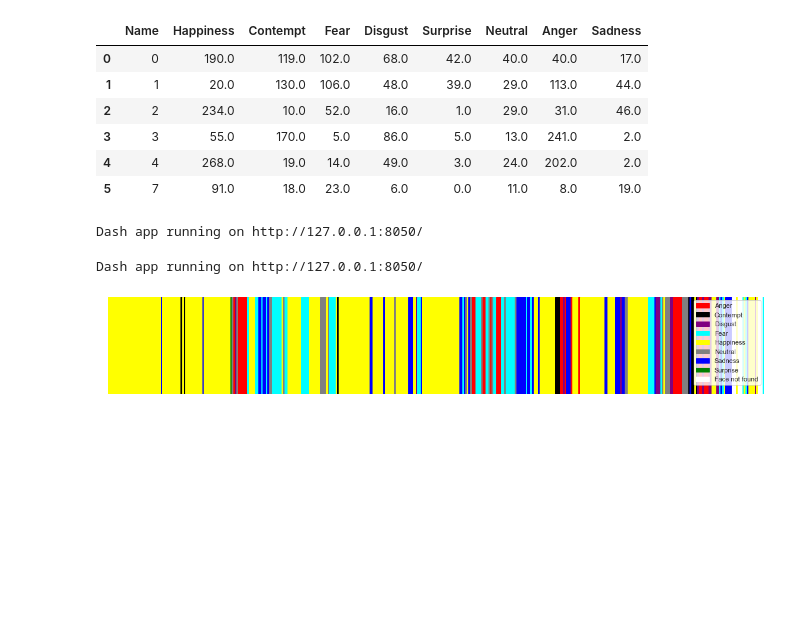
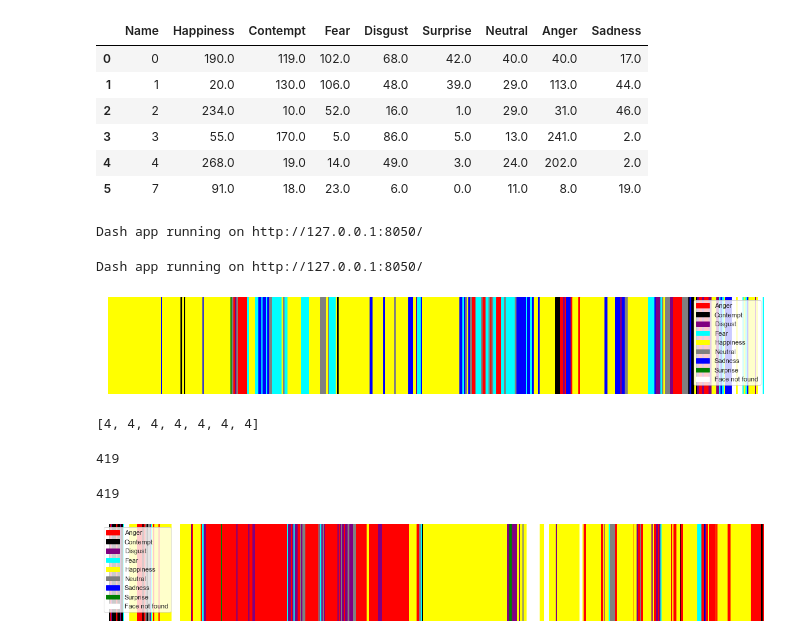
Before and after one commit to amirabdrahimov/emotion-recognition, a Jupyter notebook: video_summarizer.ipynb, the cells around one changed output. Saved outputs shown, nothing was run; the diff lists cells and outputs as text; code cells hidden in the pictures; blank space fills up the shorter version.

```diff
--- a/video_summarizer.ipynb
+++ b/video_summarizer.ipynb
@@ -846,3 +846,72 @@ plt.axis('off')
 plt.show()
 # %% [output]
 [figure]
+# %%
+min_num_files=200
+all_emotions = []
+frame_idxs = []
+emotions_dfs = []
+subject_idxs = []
+for subject_ind,files in enumerate(face_files):
+    if len(files)>min_num_files:
+        subject_idxs.append(str(subject_ind))
+        all_emotions.append([])
+        frame_idxs.append([])
+        for i,(file_ind,filename,face_ind) in enumerate(files):
+            new_emotion=np.argmax(X_scores[file_ind][face_ind])
+            frame_idxs[-1].append(int(filename))
+            all_emotions[-1].append(new_emotion)
+        emotions_dfs.append(pd.Series(all_emotions[-1]).value_counts().rename(idx_to_class))
+emo_df = pd.DataFrame(emotions_dfs).fillna(0)
+emo_df.insert(0,'Name',subject_idxs)
+# %%
+all_emotions[2][:7]
+# %% [output]
+[4, 4, 4, 4, 4, 4, 4]
+# %%
+len(all_emotions[2])
+# %% [output]
+419
+# %%
+len(sec_em)
+# %% [output]
+419
+# %%
+import matplotlib
+import matplotlib.pyplot as plt
+import seaborn as sns
+
+sns.set(rc={'figure.figsize':(20, 3)})
+sns.set_style('white')
+
+fig = plt.figure()
+ax = fig.add_subplot(111)
+list_colors = list(color_scheme.values()) + ['white']
+labels = list(color_scheme.keys()) + ['Face not found']
+
+# invisible rectangles for labels
+for color, label in zip(list_colors, labels):
+    ax.add_patch(matplotlib.patches.Rectangle((0,0), 0, 0, color=color, label=label))
+
+# visible rectangles
+timestamps = frame_idxs[4]
+emotions = all_emotions[4]
+h = 500
+
+for emotion, ts_prev, ts_curr in zip(emotions, [0] + timestamps[:-1], timestamps):
+    duration = ts_curr - ts_prev
+    if duration == FRAMES_TO_SKIP:
+        ax.add_patch(matplotlib.patches.Rectangle((ts_prev,0), duration, h, color=list_colors[emotion],capstyle='round'))
+    else:
+        ax.add_patch(matplotlib.patches.Rectangle((ts_prev,0), duration, h, color='white'))
+
+
+plt.xlim([0, timestamps[-1]])
+plt.ylim([0, h])
+
+plt.legend()
+plt.axis('off')
+
+plt.show()
+# %% [output]
+[figure, added]
```
Also changed, not shown: parts of 6 cells of this notebook.
